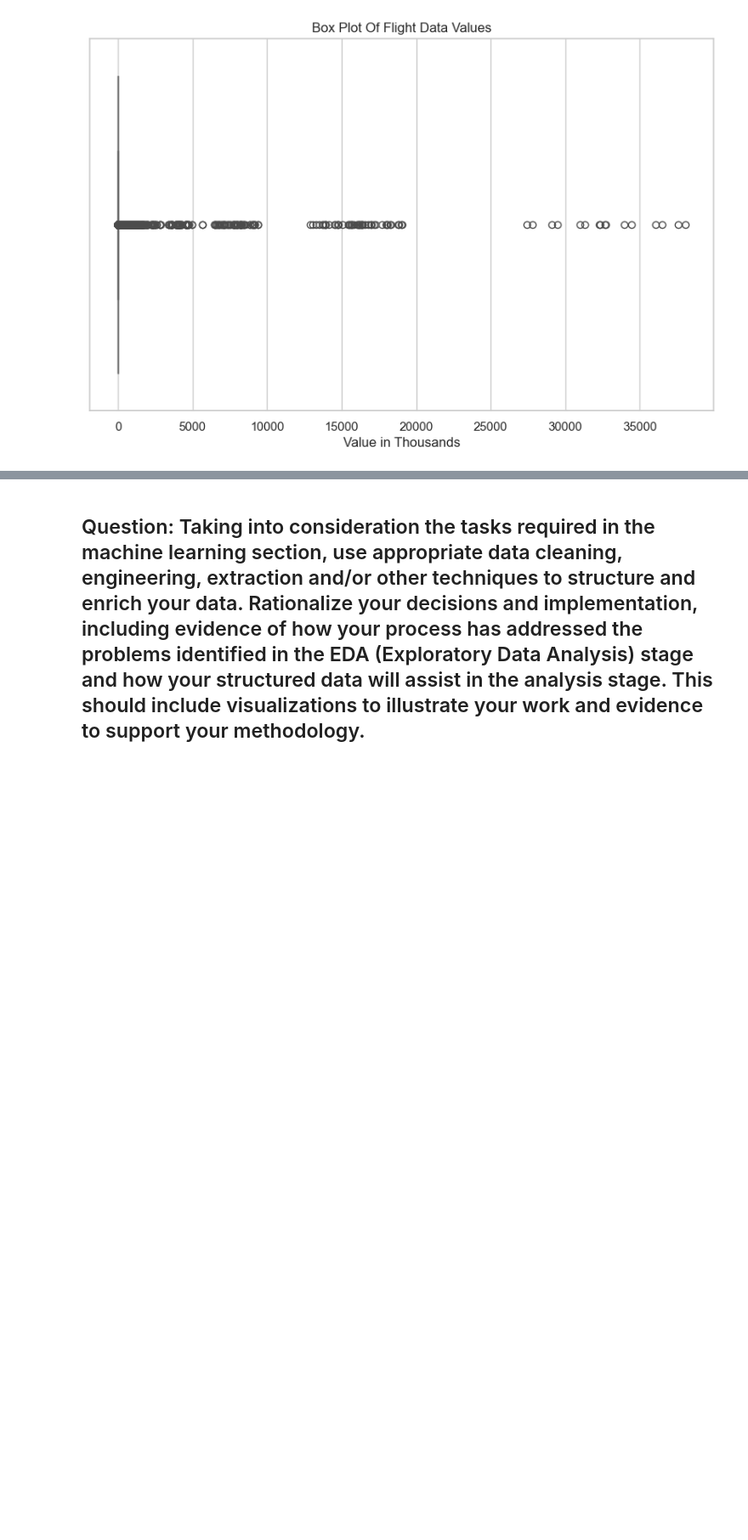
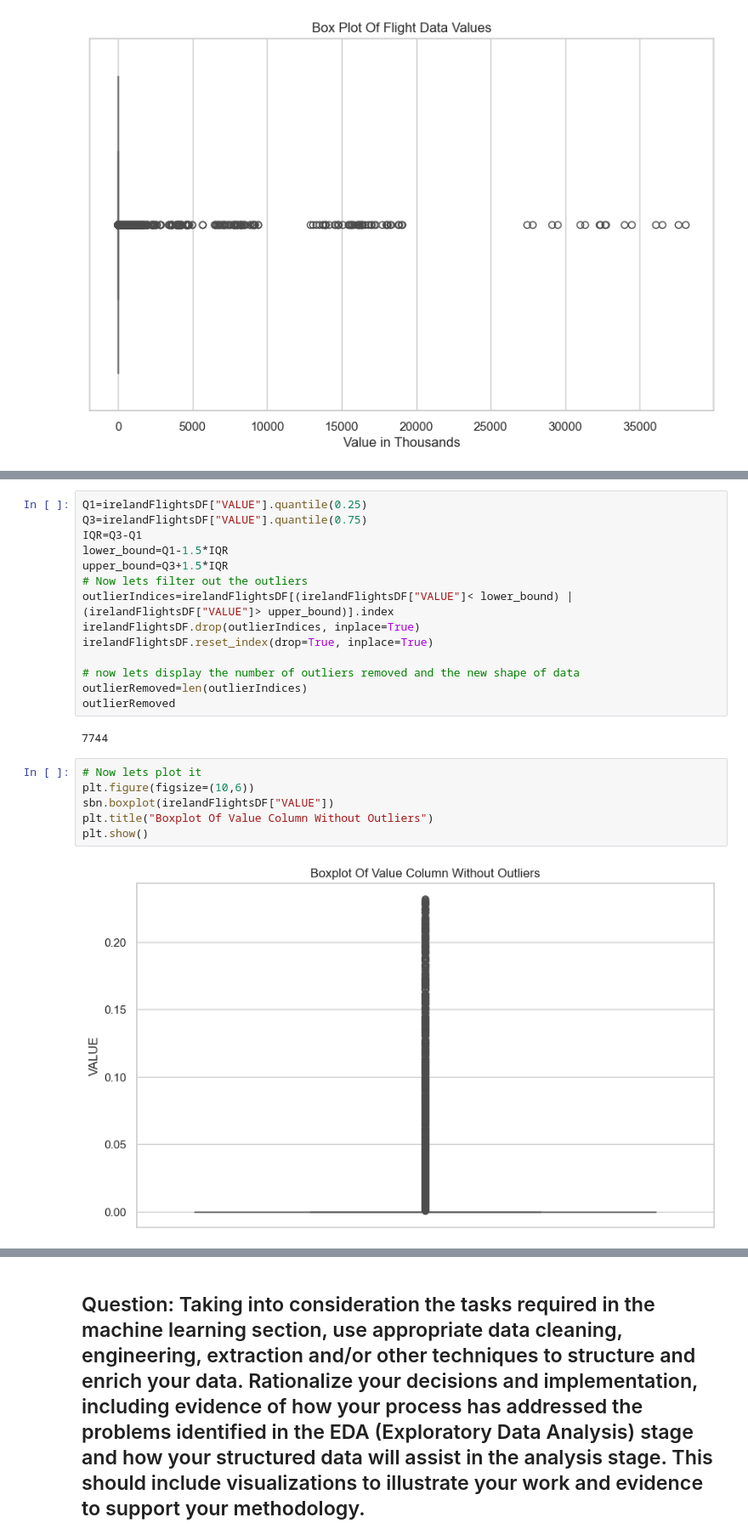
Before and after one commit to UmarIqbal3347/MSC_DA_InterGr_CA2, a Jupyter notebook: MSC_DA_InterGr_CA2.ipynb, the cells around one changed output, grey strips where cells are left out. Shown at 85% size. Cells and saved outputs as stored; diff of their text form; blank space fills up the shorter version.

```diff
--- a/MSC_DA_InterGr_CA2.ipynb
+++ b/MSC_DA_InterGr_CA2.ipynb
@@ -377,0 +551,24 @@ plt.show()
+# %%
+Q1=irelandFlightsDF["VALUE"].quantile(0.25)
+Q3=irelandFlightsDF["VALUE"].quantile(0.75)
+IQR=Q3-Q1
+lower_bound=Q1-1.5*IQR
+upper_bound=Q3+1.5*IQR
+# Now lets filter out the outliers
+outlierIndices=irelandFlightsDF[(irelandFlightsDF["VALUE"]< lower_bound) | (irelandFlightsDF["VALUE"]> upper_bound)].index
+irelandFlightsDF.drop(outlierIndices, inplace=True)
+irelandFlightsDF.reset_index(drop=True, inplace=True)
+
+# now lets display the number of outliers removed and the new shape of data
+outlierRemoved=len(outlierIndices)
+outlierRemoved
+# %% [output]
+7744
+# %%
+# Now lets plot it
+plt.figure(figsize=(10,6))
+sbn.boxplot(irelandFlightsDF["VALUE"])
+plt.title("Boxplot Of Value Column Without Outliers")
+plt.show()
+# %% [output]
+[figure, added]
```
Also changed, not shown: parts of 198 cells of this notebook.
